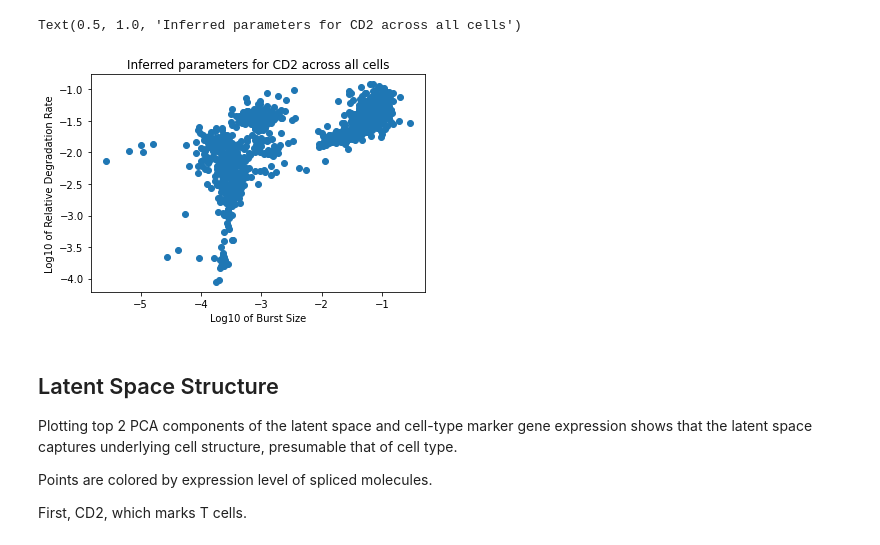
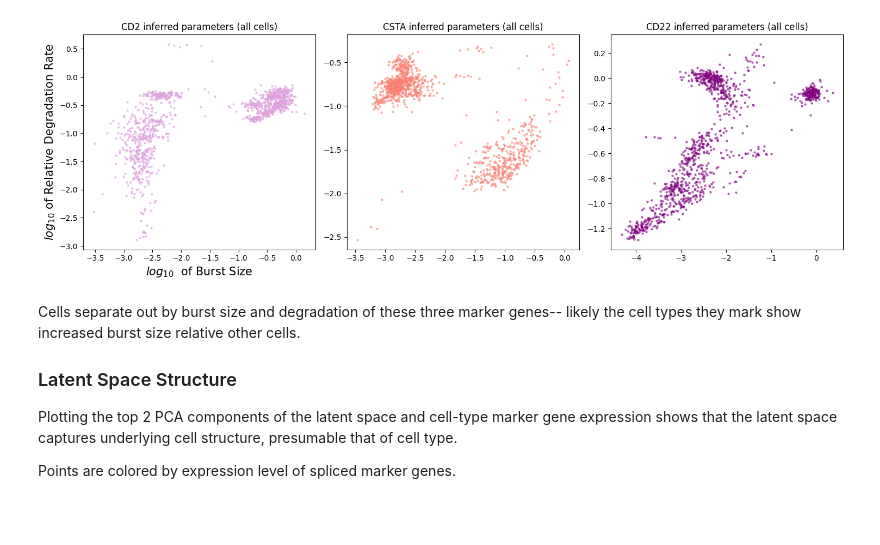
Before and after one commit to pachterlab/CGCCP_2023, a Jupyter notebook: Example/Demo.ipynb, the cells around one changed output. Cells and saved outputs as stored; diff of their text form; code cells hidden in the pictures; blank space fills up the shorter version.

```diff
--- a/Example/Demo.ipynb
+++ b/Example/Demo.ipynb
@@ -293,23 +264,38 @@ Cells separate out in parameter space! Likely the cells that have separated by l
 # %%
-# locate the marker gene
+# locate the marker genes
 cd2_index = np.where(adata.var['gene_name']=='CD2')[0][0]
+csta_index = np.where(adata.var['gene_name']=='CSTA')[0][0]
+cd22_index = np.where(adata.var['gene_name']=='CD22')[0][0]
-# %%
-plt.scatter(np.log10(parameters['burst_size'][:,cd2_index]),np.log10(parameters['rel_degradation_rate'][:,cd2_index]))
-plt.xlabel('Log10 of Burst Size')
-plt.ylabel('Log10 of Relative Degradation Rate')
-plt.title('Inferred parameters for CD2 across all cells')
-# %% [output]
-Text(0.5, 1.0, 'Inferred parameters for CD2 across all cells')
-[figure, removed]
+# %%
+fig, ax = plt.subplots(1,3,figsize=(15,5))
+
+
+ax[0].scatter(np.log10(parameters['burst_size'][:,cd2_index]),np.log10(parameters['rel_degradation_rate'][:,cd2_index]),
+              alpha = 0.5, s = 5, color= 'plum')
+ax[0].set_xlabel('$log_{10}$  of Burst Size', fontsize = 15)
+ax[0].set_ylabel('$log_{10}$ of Relative Degradation Rate',fontsize = 15)
+ax[0].set_title('CD2 inferred parameters (all cells)')
+
+ax[1].scatter(np.log10(parameters['burst_size'][:,csta_index]),np.log10(parameters['rel_degradation_rate'][:,csta_index]),
+              alpha = 0.5, s = 5, color= 'salmon')
+ax[1].set_title('CSTA inferred parameters (all cells)')
+
+
+ax[2].scatter(np.log10(parameters['burst_size'][:,cd22_index]),np.log10(parameters['rel_degradation_rate'][:,cd22_index]),
+              alpha = 0.5, s = 5, color= 'purple')
+ax[2].set_title('CD22 inferred parameters (all cells)')
+
+plt.tight_layout()
+# %% [output]
+[figure, added]
 # %% [markdown]
-## Latent Space Structure
+Cells separate out by burst size and degradation of these three marker genes-- likely the cell types they mark show increased burst size relative other cells.
 
 
-Plotting top 2 PCA components of the latent space and cell-type marker gene expression shows that the latent space captures underlying cell structure, presumable that of cell type.
+### Latent Space Structure
 
 
-Points are colored by expression level of spliced molecules.
+Plotting the top 2 PCA components of the latent space and cell-type marker gene expression shows that the latent space captures underlying cell structure, presumable that of cell type.
 
 
-
-First, CD2, which marks T cells.
+Points are colored by expression level of spliced marker genes.
```
Also changed, not shown: parts of 64 cells of this notebook.
